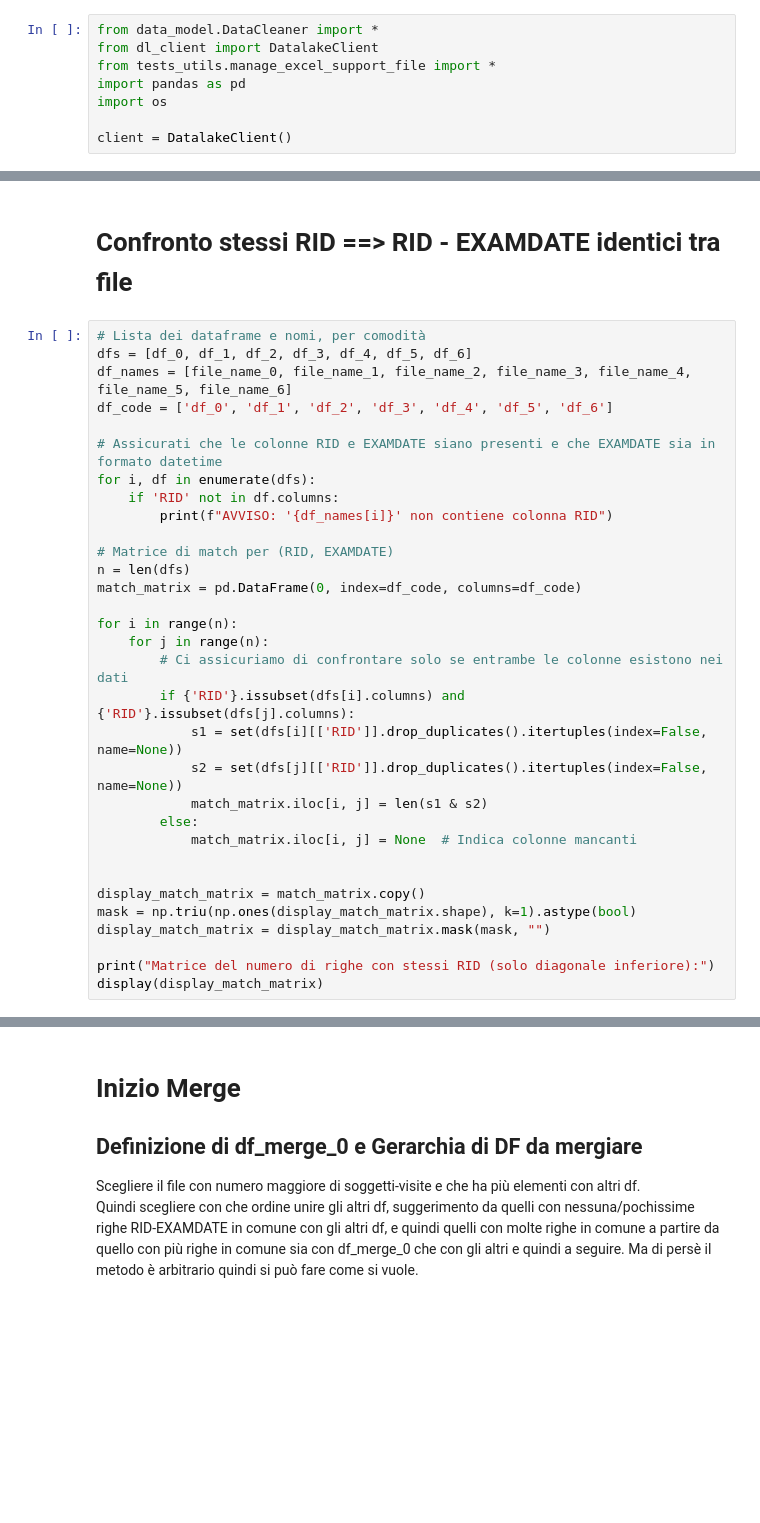
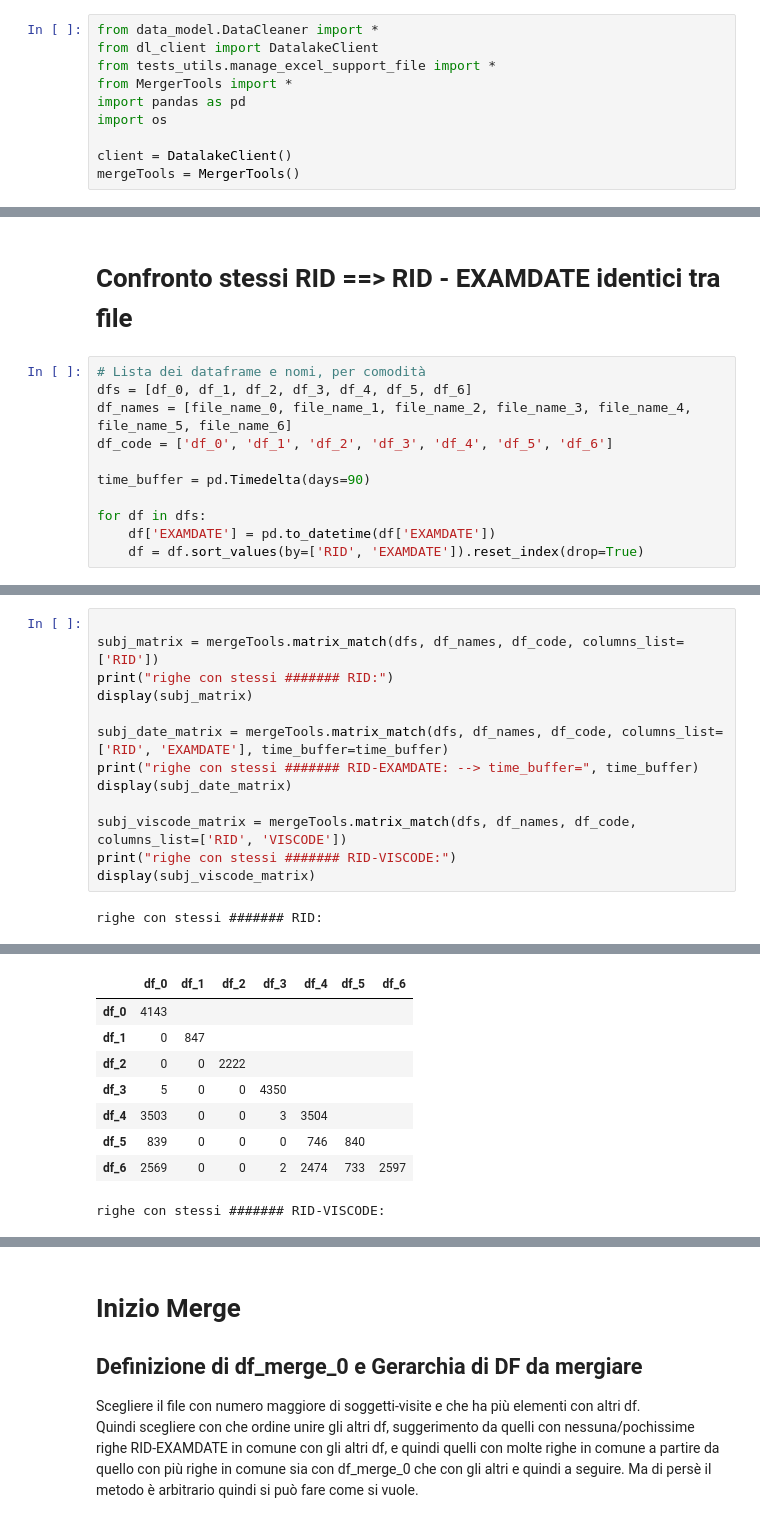
Before and after one commit to ifabfoundation/AIND, a Jupyter notebook: WP-2/Data_cleaning/merge_study.ipynb, the cells around one changed output, grey strips where cells are left out. Saved outputs shown, nothing was run; the diff lists cells and outputs as text; blank space fills up the shorter version.

```diff
--- a/WP-2/Data_cleaning/merge_study.ipynb
+++ b/WP-2/Data_cleaning/merge_study.ipynb
@@ -6,10 +6,12 @@ basato su cleaning 4
 from data_model.DataCleaner import *
 from dl_client import DatalakeClient
 from tests_utils.manage_excel_support_file import *
+from MergerTools import *
 import pandas as pd
 import os
 
 client = DatalakeClient()
+mergeTools = MergerTools()
 # %% [markdown]
 # Download the raw files
 Exclusevily from ADNI dataset stored in the Datalake
@@ -88,29 +90,8 @@ dfs = [df_0, df_1, df_2, df_3, df_4, df_5, df_6]
 df_names = [file_name_0, file_name_1, file_name_2, file_name_3, file_name_4, file_name_5, file_name_6]
 df_code = ['df_0', 'df_1', 'df_2', 'df_3', 'df_4', 'df_5', 'df_6']
 
-# Assicurati che le colonne RID e EXAMDATE siano presenti e che EXAMDATE sia in formato datetime
-for i, df in enumerate(dfs):
-    if 'RID' not in df.columns:
-        print(f"AVVISO: '{df_names[i]}' non contiene colonna RID")
+time_buffer = pd.Timedelta(days=90)
 
-# Matrice di match per (RID, EXAMDATE)
-n = len(dfs)
-match_matrix = pd.DataFrame(0, index=df_code, columns=df_code)
-
-for i in range(n):
-    for j in range(n):
-        # Ci assicuriamo di confrontare solo se entrambe le colonne esistono nei dati
-        if {'RID'}.issubset(dfs[i].columns) and {'RID'}.issubset(dfs[j].columns):
-            s1 = set(dfs[i][['RID']].drop_duplicates().itertuples(index=False, name=None))
-            s2 = set(dfs[j][['RID']].drop_duplicates().itertuples(index=False, name=None))
-            match_matrix.iloc[i, j] = len(s1 & s2)
-        else:
-            match_matrix.iloc[i, j] = None  # Indica colonne mancanti
-
-
-display_match_matrix = match_matrix.copy()
-mask = np.triu(np.ones(display_match_matrix.shape), k=1).astype(bool)
-display_match_matrix = display_match_matrix.mask(mask, "")
-
-print("Matrice del numero di righe con stessi RID (solo diagonale inferiore):")
-display(display_match_matrix)
+for df in dfs:
+    df['EXAMDATE'] = pd.to_datetime(df['EXAMDATE'])
+    df = df.sort_values(by=['RID', 'EXAMDATE']).reset_index(drop=True)
@@ -316,0 +98,15 @@ df_2[df_2['RID']==1155]
+# %%
+
+subj_matrix = mergeTools.matrix_match(dfs, df_names, df_code, columns_list=['RID'])
+print("righe con stessi ####### RID:")
+display(subj_matrix)
+
+subj_date_matrix = mergeTools.matrix_match(dfs, df_names, df_code, columns_list=['RID', 'EXAMDATE'], time_buffer=time_buffer)
+print("righe con stessi ####### RID-EXAMDATE: --> time_buffer=", time_buffer)
+display(subj_date_matrix)
+
+subj_viscode_matrix = mergeTools.matrix_match(dfs, df_names, df_code, columns_list=['RID', 'VISCODE'])
+print("righe con stessi ####### RID-VISCODE:")
+display(subj_viscode_matrix)
+# %% [output]
+righe con stessi ####### RID:
@@ -316,0 +122,9 @@ df_2[df_2['RID']==1155]
+|  | df_0 | df_1 | df_2 | df_3 | df_4 | df_5 | df_6 |
+| df_0 | 4143 |  |  |  |  |  |  |
+| df_1 | 0 | 847 |  |  |  |  |  |
+| df_2 | 0 | 0 | 2222 |  |  |  |  |
+| df_3 | 5 | 0 | 0 | 4350 |  |  |  |
+| df_4 | 3503 | 0 | 0 | 3 | 3504 |  |  |
+| df_5 | 839 | 0 | 0 | 0 | 746 | 840 |  |
+| df_6 | 2569 | 0 | 0 | 2 | 2474 | 733 | 2597 |
+righe con stessi ####### RID-VISCODE:
```
Also changed, not shown: parts of 46 cells of this notebook, 12 other files.
